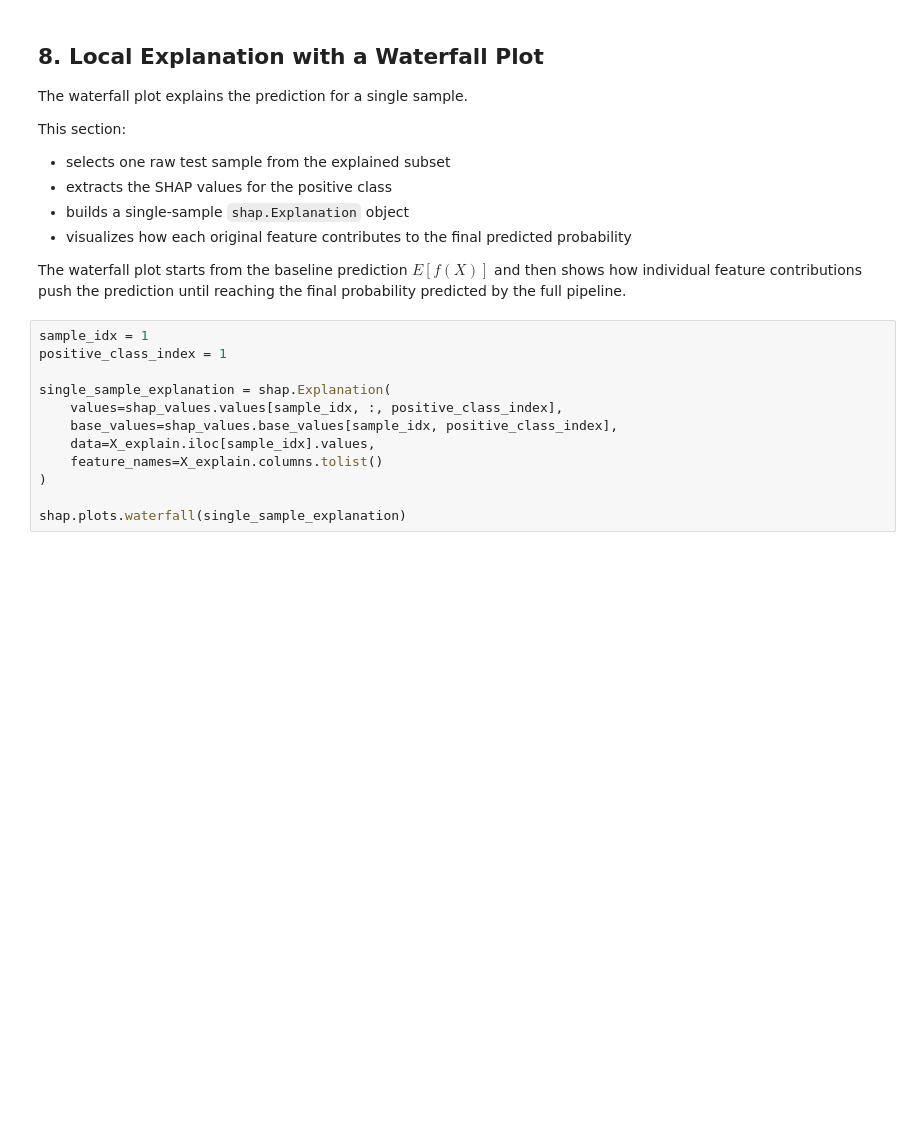
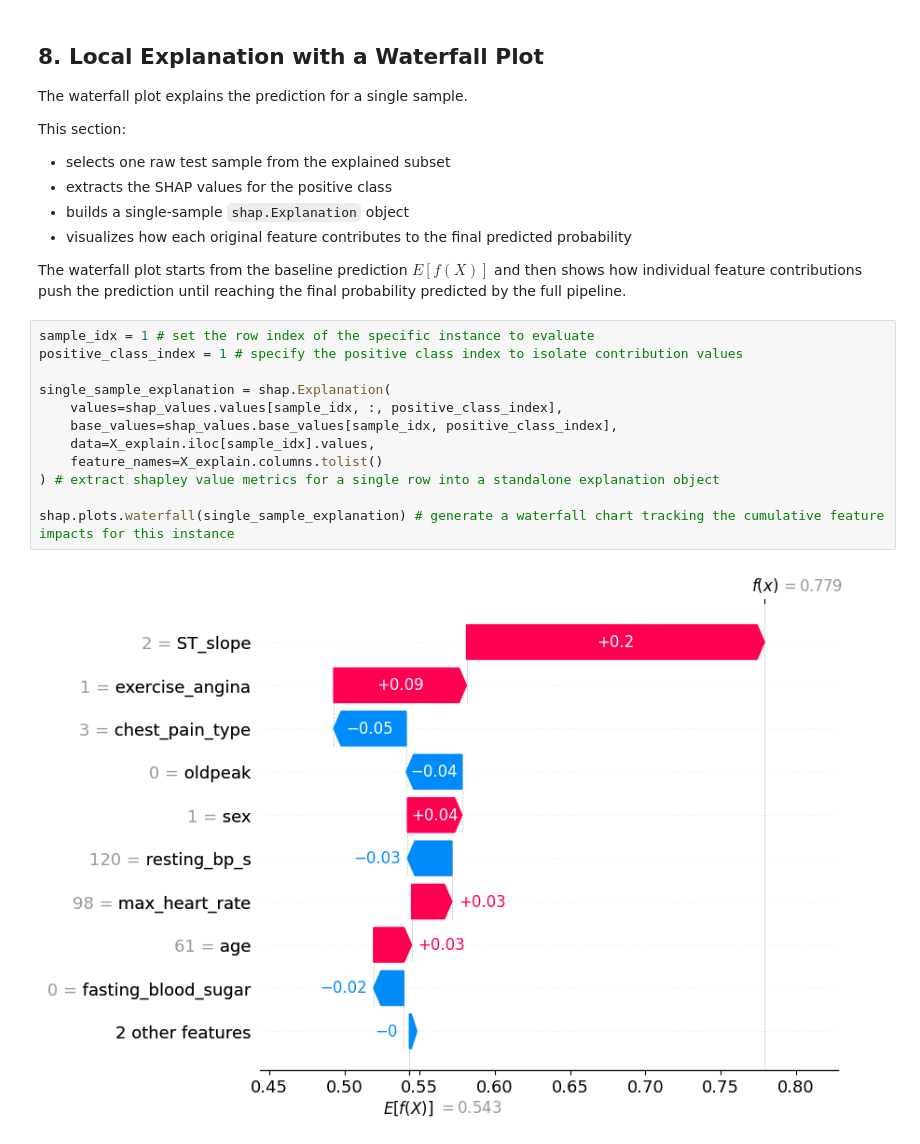
Before and after one commit to MatteoBaraldi/Machine-Learning-for-Bioengineering, a Jupyter notebook: MOD-2/06_SHAP/esercise_shap_solved.ipynb, the cells around one changed output. Saved outputs shown, nothing was run; the diff lists cells and outputs as text; blank space fills up the shorter version.

```diff
--- a/MOD-2/06_SHAP/esercise_shap_solved.ipynb
+++ b/MOD-2/06_SHAP/esercise_shap_solved.ipynb
@@ -250,14 +269,16 @@ This section:
 
 The waterfall plot starts from the baseline prediction $E[f(X)]$ and then shows how individual feature contributions push the prediction until reaching the final probability predicted by the full pipeline.
 # %%
-sample_idx = 1
-positive_class_index = 1
+sample_idx = 1 # set the row index of the specific instance to evaluate
+positive_class_index = 1 # specify the positive class index to isolate contribution values
 
 single_sample_explanation = shap.Explanation(
     values=shap_values.values[sample_idx, :, positive_class_index],
     base_values=shap_values.base_values[sample_idx, positive_class_index],
     data=X_explain.iloc[sample_idx].values,
     feature_names=X_explain.columns.tolist()
-)
+) # extract shapley value metrics for a single row into a standalone explanation object
 
-shap.plots.waterfall(single_sample_explanation)
+shap.plots.waterfall(single_sample_explanation) # generate a waterfall chart tracking the cumulative feature impacts for this instance
+# %% [output]
+[figure, added]
```
Also changed, not shown: parts of 7 cells of this notebook.
